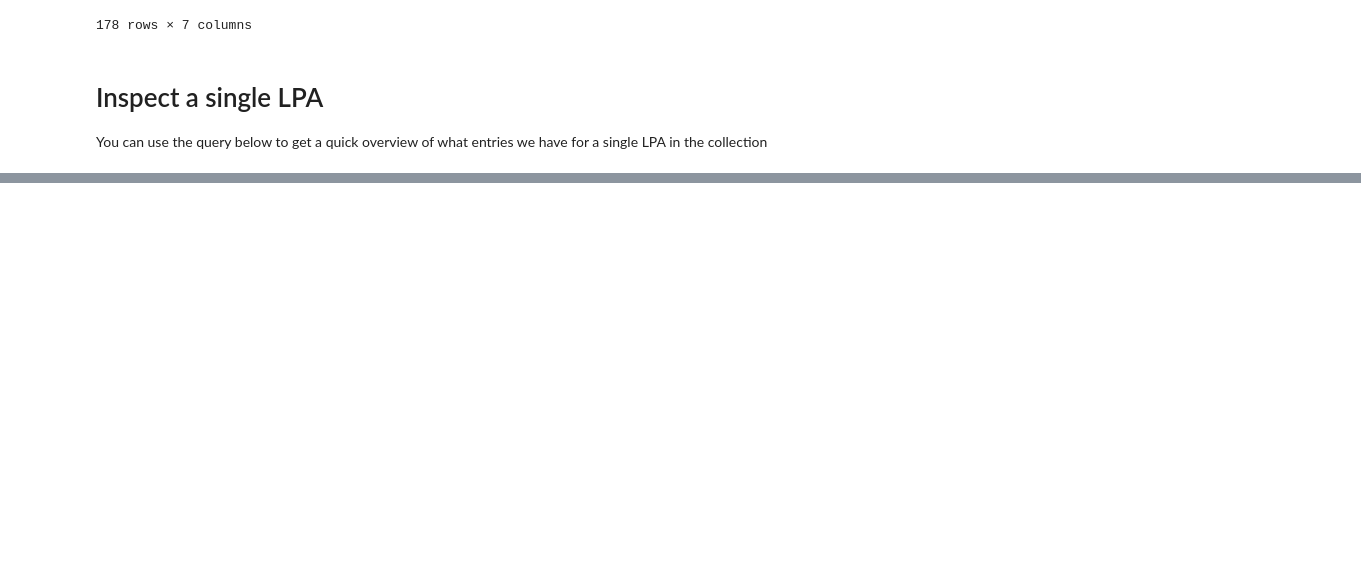
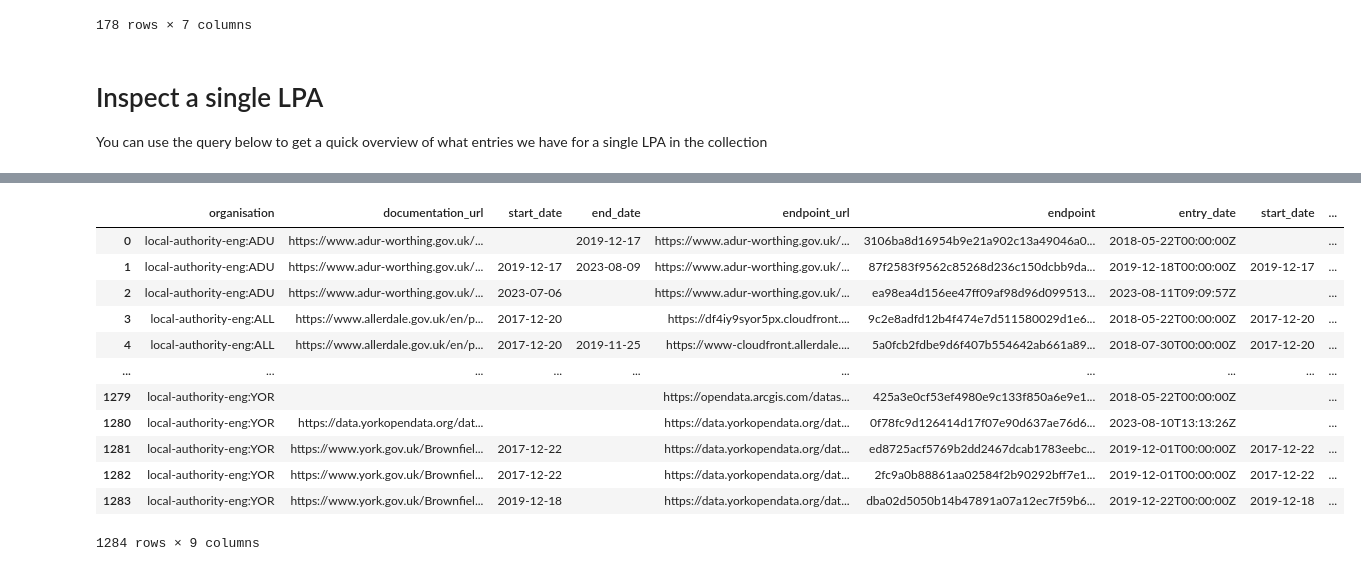
Before and after one commit to digital-land/jupyter-analysis, a Jupyter notebook: service_report/endpoints_stale.ipynb, the cells around one changed output, grey strips where cells are left out. Cells and saved outputs as stored; diff of their text form; code cells hidden in the pictures; blank space fills up the shorter version.

```diff
--- a/service_report/endpoints_stale.ipynb
+++ b/service_report/endpoints_stale.ipynb
@@ -209,0 +273,25 @@ query_datasette(sql)
+# %%
+sql = F"""
+    select src.organisation, src.documentation_url,  src.start_date, src.end_date, ep.endpoint_url, ep.endpoint, ep.entry_date,  ep.start_date, ep.end_date
+	from source src
+	inner join endpoint ep on ep.endpoint = src.endpoint
+	where src.collection = "{collection}"
+    and organisation like "local-authority-eng:%"
+    order by 1, 2
+    """
+
+query_datasette(sql)
+# %% [output]
+|  | organisation | documentation_url | start_date | end_date | endpoint_url | endpoint | entry_date | start_date | ... |
+| 0 | local-authority-eng:ADU | https://www.adur-worthing.gov.uk/... |  | 2019-12-17 | https://www.adur-worthing.gov.uk/... | 3106ba8d16954b9e21a902c13a49046a0... | 2018-05-22T00:00:00Z |  | ... |
+| 1 | local-authority-eng:ADU | https://www.adur-worthing.gov.uk/... | 2019-12-17 | 2023-08-09 | https://www.adur-worthing.gov.uk/... | 87f2583f9562c85268d236c150dcbb9da... | 2019-12-18T00:00:00Z | 2019-12-17 | ... |
+| 2 | local-authority-eng:ADU | https://www.adur-worthing.gov.uk/... | 2023-07-06 |  | https://www.adur-worthing.gov.uk/... | ea98ea4d156ee47ff09af98d96d099513... | 2023-08-11T09:09:57Z |  | ... |
+| 3 | local-authority-eng:ALL | https://www.allerdale.gov.uk/en/p... | 2017-12-20 |  | https://df4iy9syor5px.cloudfront.... | 9c2e8adfd12b4f474e7d511580029d1e6... | 2018-05-22T00:00:00Z | 2017-12-20 | ... |
+| 4 | local-authority-eng:ALL | https://www.allerdale.gov.uk/en/p... | 2017-12-20 | 2019-11-25 | https://www-cloudfront.allerdale.... | 5a0fcb2fdbe9d6f407b554642ab661a89... | 2018-07-30T00:00:00Z | 2017-12-20 | ... |
+| ... | ... | ... | ... | ... | ... | ... | ... | ... | ... |
+| 1279 | local-authority-eng:YOR |  |  |  | https://opendata.arcgis.com/datas... | 425a3e0cf53ef4980e9c133f850a6e9e1... | 2018-05-22T00:00:00Z |  | ... |
+| 1280 | local-authority-eng:YOR | https://data.yorkopendata.org/dat... |  |  | https://data.yorkopendata.org/dat... | 0f78fc9d126414d17f07e90d637ae76d6... | 2023-08-10T13:13:26Z |  | ... |
+| 1281 | local-authority-eng:YOR | https://www.york.gov.uk/Brownfiel... | 2017-12-22 |  | https://data.yorkopendata.org/dat... | ed8725acf5769b2dd2467dcab1783eebc... | 2019-12-01T00:00:00Z | 2017-12-22 | ... |
+| 1282 | local-authority-eng:YOR | https://www.york.gov.uk/Brownfiel... | 2017-12-22 |  | https://data.yorkopendata.org/dat... | 2fc9a0b88861aa02584f2b90292bff7e1... | 2019-12-01T00:00:00Z | 2017-12-22 | ... |
+| 1283 | local-authority-eng:YOR | https://www.york.gov.uk/Brownfiel... | 2019-12-18 |  | https://data.yorkopendata.org/dat... | dba02d5050b14b47891a07a12ec7f59b6... | 2019-12-22T00:00:00Z | 2019-12-18 | ... |
+1284 rows × 9 columns
```
Also changed, not shown: parts of 11 cells of this notebook, 3 other files.
